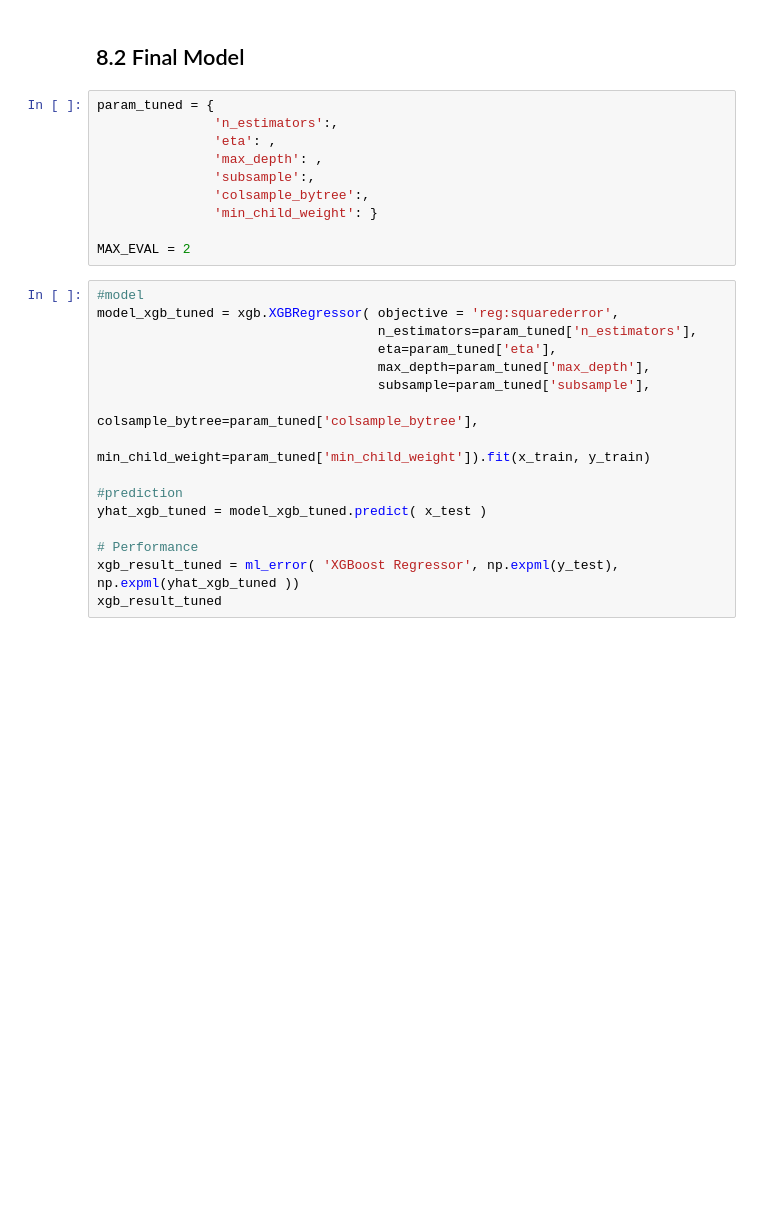
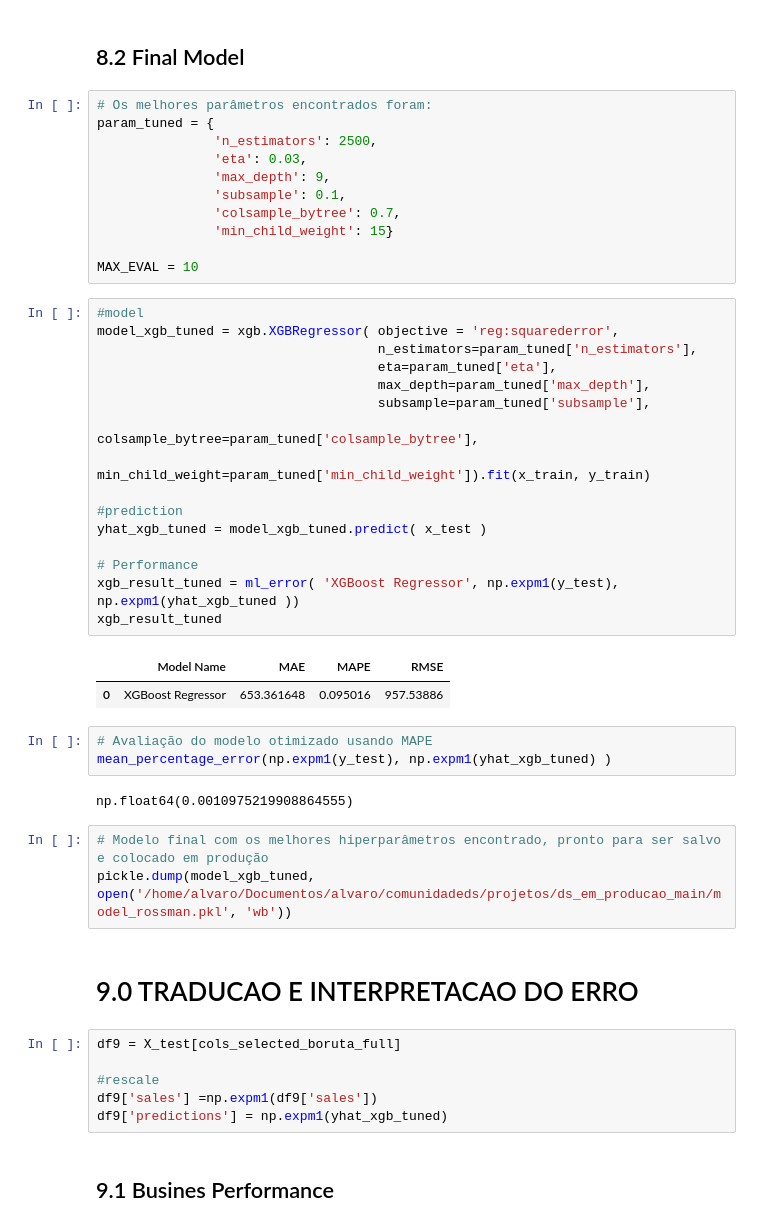
Before and after one commit to alvaro-morais-png/ds_em_producao, a Jupyter notebook: mo7_sotre_sales_prediction.ipynb, the cells around one changed output. Saved outputs shown, nothing was run; the diff lists cells and outputs as text; blank space fills up the shorter version.

```diff
--- a/mo7_sotre_sales_prediction.ipynb
+++ b/mo7_sotre_sales_prediction.ipynb
@@ -1576,28 +1558,50 @@ Parâmetros: {'n_estimators': 17, 'eta': 0.03, 'max_depth': 5, 'subsample': 0.5,
 # %% [markdown]
 ## 8.2 Final Model
 # %%
+# Os melhores parâmetros encontrados foram:
 param_tuned = {
-               'n_estimators':,
-               'eta': ,
-               'max_depth': ,
-               'subsample':,
-               'colsample_bytree':,
-               'min_child_weight': }
+               'n_estimators': 2500,
+               'eta': 0.03,
+               'max_depth': 9,
+               'subsample': 0.1,
+               'colsample_bytree': 0.7,
+               'min_child_weight': 15}
 
-MAX_EVAL = 2
+MAX_EVAL = 10
 # %%
 #model
 model_xgb_tuned = xgb.XGBRegressor( objective = 'reg:squarederror',
                                     n_estimators=param_tuned['n_estimators'],
                                     eta=param_tuned['eta'],
                                     max_depth=param_tuned['max_depth'],
                                     subsample=param_tuned['subsample'],
                                     colsample_bytree=param_tuned['colsample_bytree'],
                                     min_child_weight=param_tuned['min_child_weight']).fit(x_train, y_train)
 
 #prediction
 yhat_xgb_tuned = model_xgb_tuned.predict( x_test )
 
 # Performance
-xgb_result_tuned = ml_error( 'XGBoost Regressor', np.expml(y_test), np.expml(yhat_xgb_tuned ))
+xgb_result_tuned = ml_error( 'XGBoost Regressor', np.expm1(y_test), np.expm1(yhat_xgb_tuned ))
 xgb_result_tuned
+# %% [output]
+|  | Model Name | MAE | MAPE | RMSE |
+| 0 | XGBoost Regressor | 653.361648 | 0.095016 | 957.53886 |
+# %%
+# Avaliação do modelo otimizado usando MAPE
+mean_percentage_error(np.expm1(y_test), np.expm1(yhat_xgb_tuned) )
+# %% [output]
+np.float64(0.0010975219908864555)
+# %%
+# Modelo final com os melhores hiperparâmetros encontrado, pronto para ser salvo e colocado em produção
+pickle.dump(model_xgb_tuned, open('/home/alvaro/Documentos/alvaro/comunidadeds/projetos/ds_em_producao_main/model_rossman.pkl', 'wb'))
+# %% [markdown]
+# 9.0 TRADUCAO E INTERPRETACAO DO ERRO
+# %%
+df9 = X_test[cols_selected_boruta_full]
+
+#rescale
+df9['sales'] =np.expm1(df9['sales'])
+df9['predictions'] = np.expm1(yhat_xgb_tuned)
+# %% [markdown]
+## 9.1 Busines Performance
```
Also changed, not shown: parts of 18 cells of this notebook.
